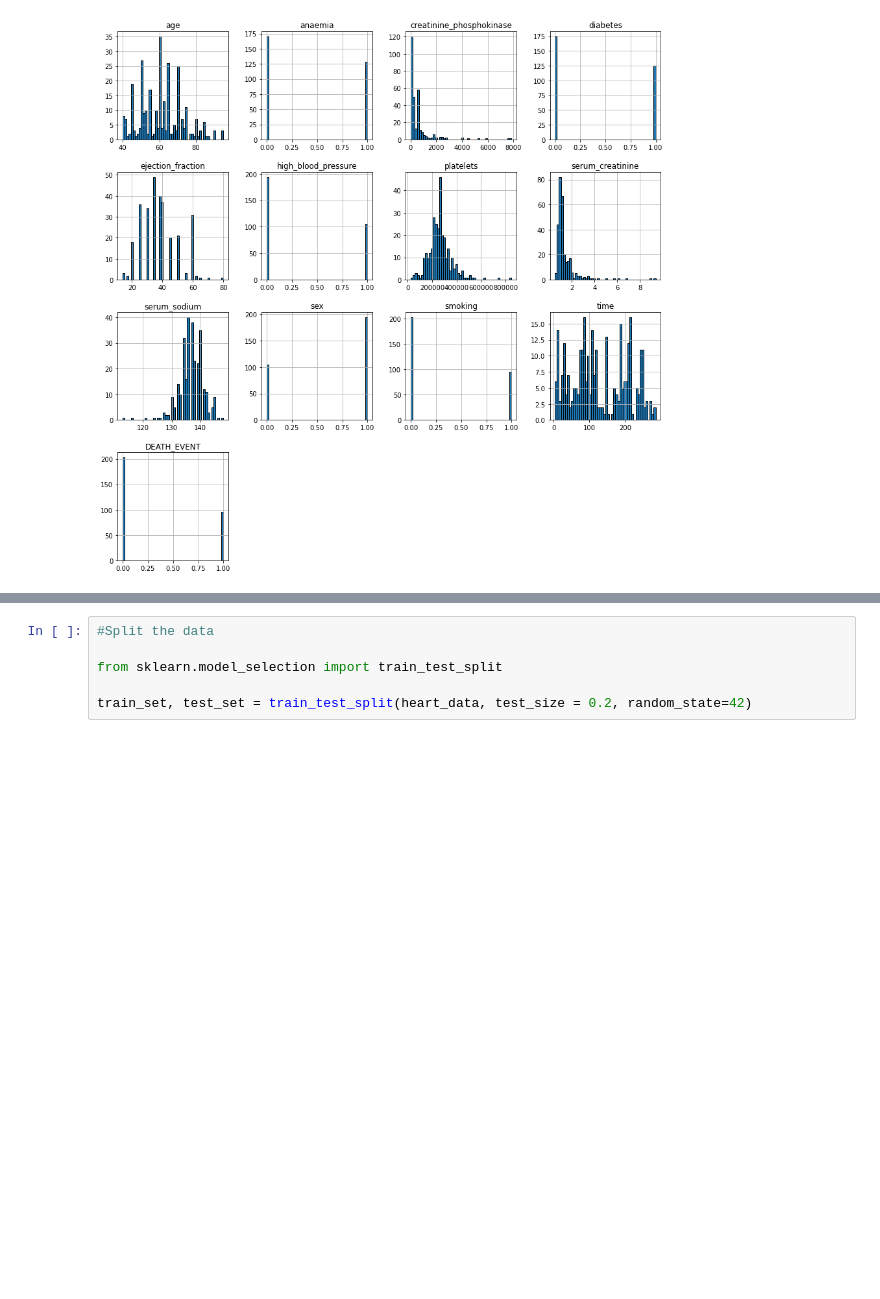
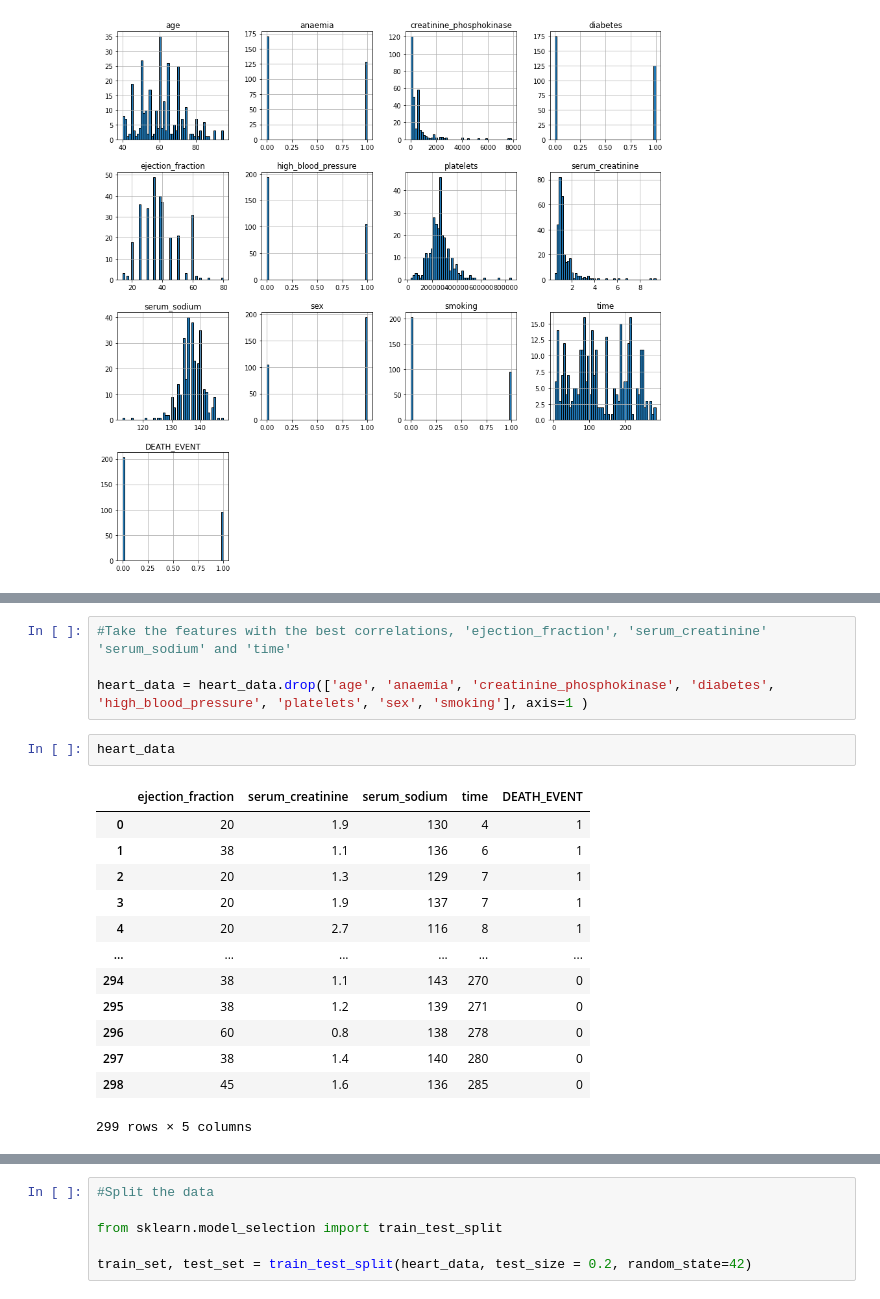
Before and after one commit to lsudupe/Heart-Failure-Prediction, a Jupyter notebook: Heart_failure.ipynb, the cells around one changed output, grey strips where cells are left out. Saved outputs shown, nothing was run; the diff lists cells and outputs as text; blank space fills up the shorter version.

```diff
--- a/Heart_failure.ipynb
+++ b/Heart_failure.ipynb
@@ -58,0 +78,20 @@ plt.show()
+# %%
+#Take the features with the best correlations, 'ejection_fraction', 'serum_creatinine' 'serum_sodium' and 'time'
+
+heart_data = heart_data.drop(['age', 'anaemia', 'creatinine_phosphokinase', 'diabetes', 'high_blood_pressure', 'platelets', 'sex', 'smoking'], axis=1 )
+# %%
+heart_data
+# %% [output]
+|  | ejection_fraction | serum_creatinine | serum_sodium | time | DEATH_EVENT |
+| 0 | 20 | 1.9 | 130 | 4 | 1 |
+| 1 | 38 | 1.1 | 136 | 6 | 1 |
+| 2 | 20 | 1.3 | 129 | 7 | 1 |
+| 3 | 20 | 1.9 | 137 | 7 | 1 |
+| 4 | 20 | 2.7 | 116 | 8 | 1 |
+| ... | ... | ... | ... | ... | ... |
+| 294 | 38 | 1.1 | 143 | 270 | 0 |
+| 295 | 38 | 1.2 | 139 | 271 | 0 |
+| 296 | 60 | 0.8 | 138 | 278 | 0 |
+| 297 | 38 | 1.4 | 140 | 280 | 0 |
+| 298 | 45 | 1.6 | 136 | 285 | 0 |
+299 rows × 5 columns
```
Also changed, not shown: parts of 4 cells of this notebook, 1 other file.
